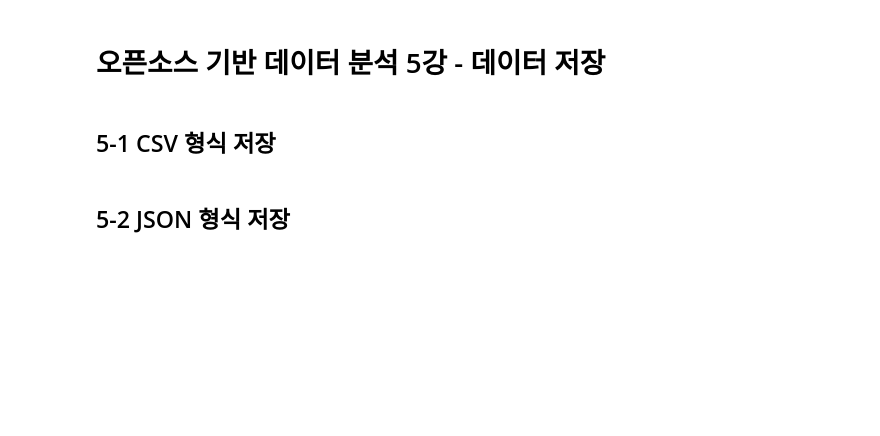
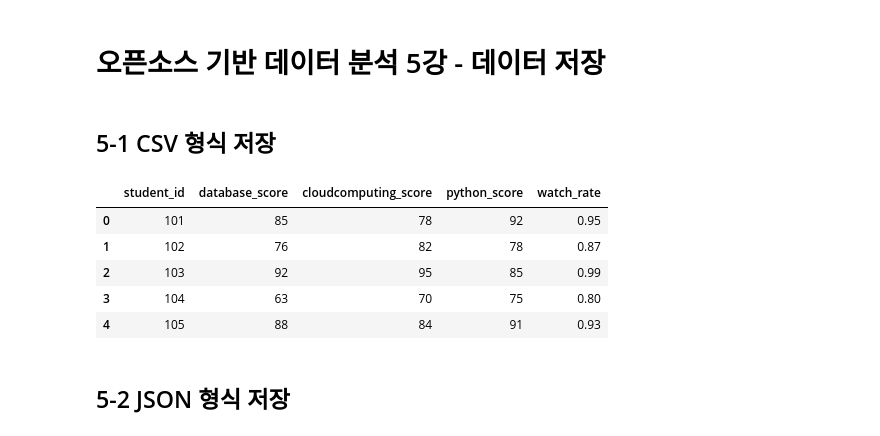
Before and after one commit to soskjh5382/Data-Analysis-with-Open-Source, a Jupyter notebook: 오픈소스_데이터_분석_5강.ipynb, the cells around one changed output. Saved outputs shown, nothing was run; the diff lists cells and outputs as text; code cells hidden in the pictures; blank space fills up the shorter version.

```diff
--- a/오픈소스_데이터_분석_5강.ipynb
+++ b/오픈소스_데이터_분석_5강.ipynb
@@ -5,18 +5,27 @@
 # %% [markdown]
 ## 5-1 CSV 형식 저장
 # %%
-
+import pandas as pd
 
 data = {
     'student_id': [101, 102, 103, 104, 105],
     'database_score': [85, 76, 92, 63, 88],
     'cloudcomputing_score': [78, 82, 95, 70, 84],
     'python_score': [92, 78, 85, 75, 91],
     'watch_rate': [0.95, 0.87, 0.99, 0.80, 0.93]
 }
 ## DataFrame 생성
+df = pd.DataFrame(data)
 
 ## CSV 형식 저장
+df.to_scv('student_analysis.csv', index=False, encoding='utf-8')
+# %% [output]
+|  | student_id | database_score | cloudcomputing_score | python_score | watch_rate |
+| 0 | 101 | 85 | 78 | 92 | 0.95 |
+| 1 | 102 | 76 | 82 | 78 | 0.87 |
+| 2 | 103 | 92 | 95 | 85 | 0.99 |
+| 3 | 104 | 63 | 70 | 75 | 0.80 |
+| 4 | 105 | 88 | 84 | 91 | 0.93 |
 # %% [markdown]
 ## 5-2 JSON 형식 저장
 # %%
```
Also changed, not shown: parts of 5 cells of this notebook.
